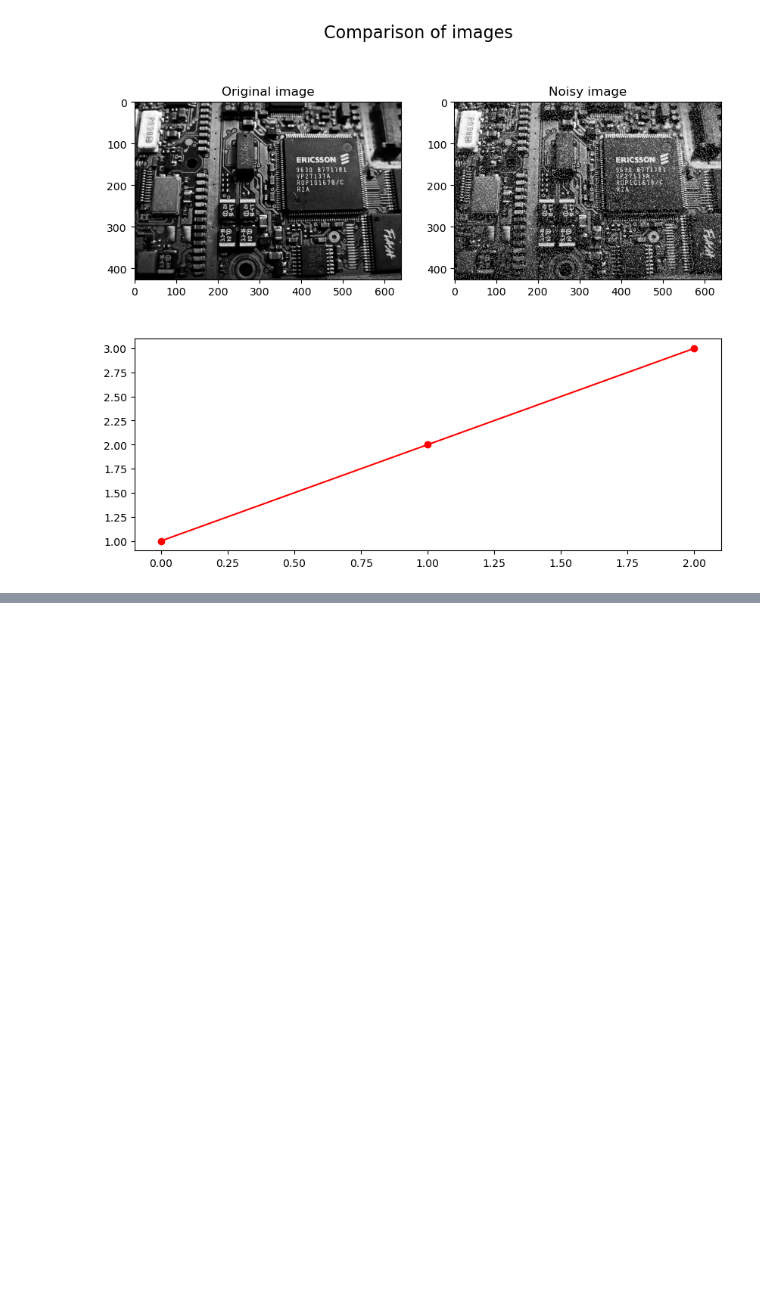
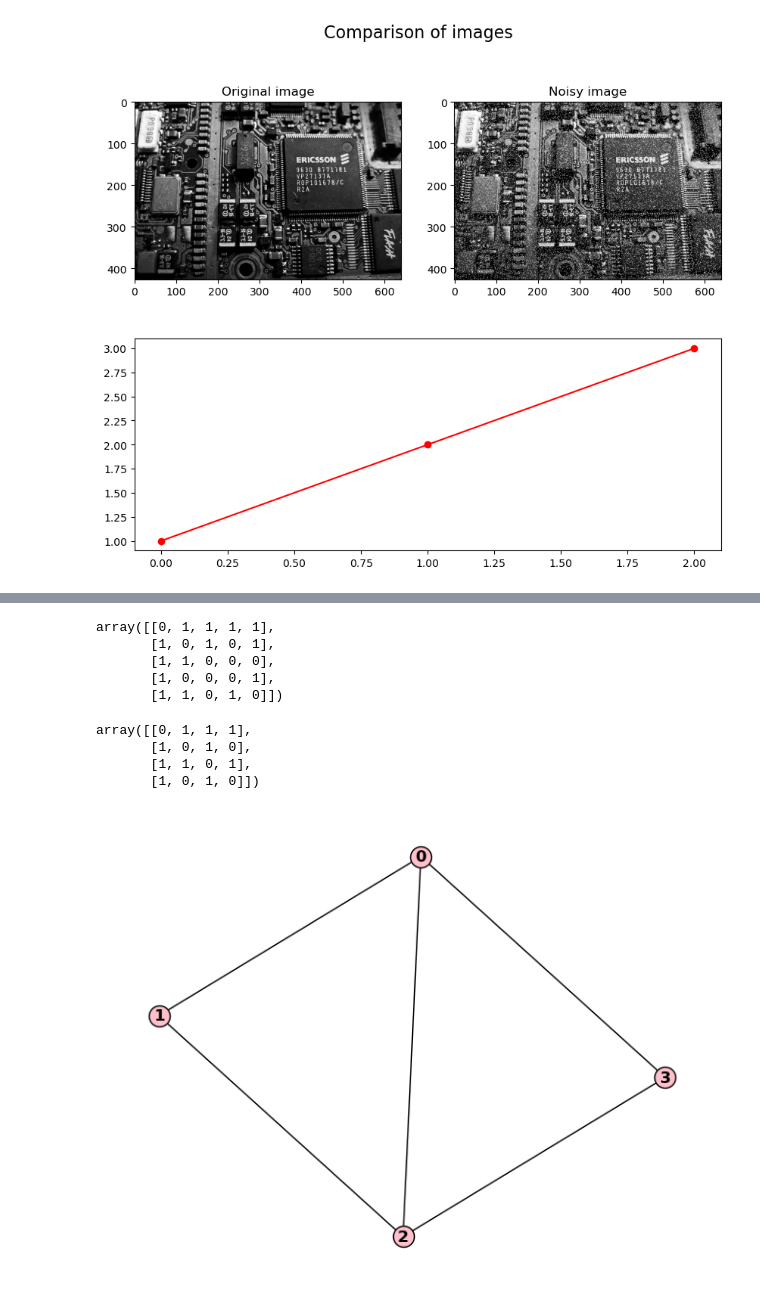
Before and after one commit to bbadzioch/MTH337_site, a Jupyter notebook: schedule/week6/week6_notebook.ipynb, the cells around one changed output, grey strips where cells are left out. Cells and saved outputs as stored; diff of their text form; code cells hidden in the pictures; blank space fills up the shorter version.

```diff
--- a/schedule/week6/week6_notebook.ipynb
+++ b/schedule/week6/week6_notebook.ipynb
@@ -158,0 +230,36 @@ plt.show()
+# %%
+nx.to_numpy_array(G, dtype=int)
+# %% [output]
+array([[0, 1, 1, 1, 1],
+       [1, 0, 1, 0, 1],
+       [1, 1, 0, 0, 0],
+       [1, 0, 0, 0, 1],
+       [1, 1, 0, 1, 0]])
+# %%
+adj = np.array([[0, 1, 1, 1],
+                [1, 0, 1, 0],
+                [1, 1, 0, 1],
+                [1, 0, 1, 0]
+            ])
+# %%
+adj
+# %% [output]
+array([[0, 1, 1, 1],
+       [1, 0, 1, 0],
+       [1, 1, 0, 1],
+       [1, 0, 1, 0]])
+# %%
+G = nx.from_numpy_array(adj)
+pos = nx.spring_layout(G, k=1, seed=1)
+
+nx.draw(G,
+        with_labels=True,
+        node_color = "pink",
+        edgecolors="black",
+        node_size=250,
+        font_color="black",
+        font_weight="bold",
+        pos=pos,
+       )
+# %% [output]
+[figure, added]
```
Also changed, not shown: parts of 26 cells of this notebook, 3 other files.
